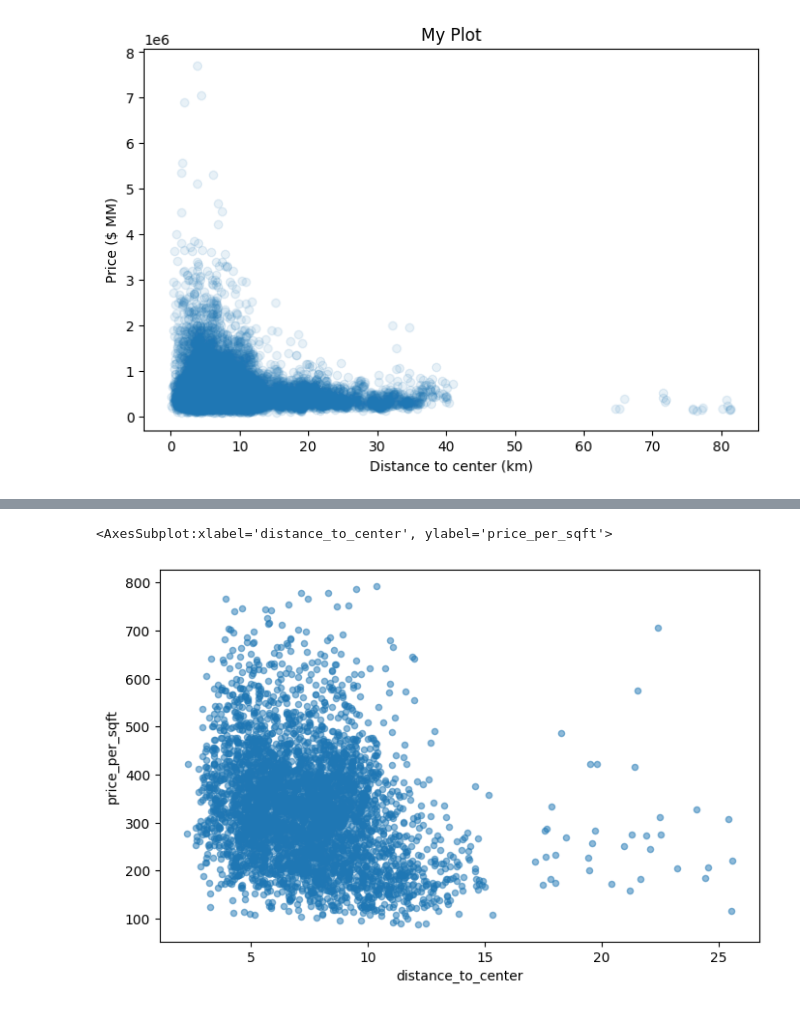
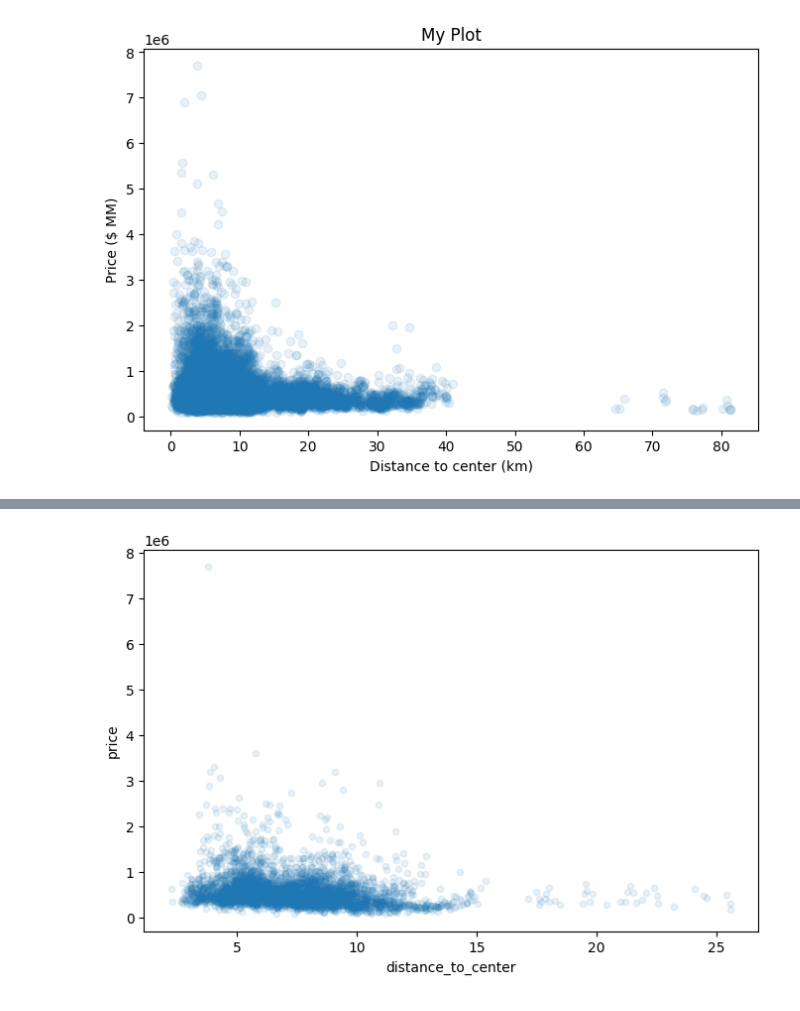
Before and after one commit to ShahiW/eda_project_housing, a Jupyter notebook: EDA.ipynb, the cells around one changed output, grey strips where cells are left out. Drawn from its saved outputs; the diff is of its cells as text; code cells hidden in the pictures.

Commit message:
make plots nicer

```diff
--- a/EDA.ipynb
+++ b/EDA.ipynb
@@ -237,8 +233,8 @@ df.head()
 | 3 | 12/9/2014 | 604000.000 | 4 | 3.000 | 1960 | 5000 | 1.000 | 0.000 | 0.000 | 5 | ... |
 | 4 | 2/18/2015 | 510000.000 | 3 | 2.000 | 1680 | 8080 | 1.000 | 0.000 | 0.000 | 3 | ... |
 # %%
-df.query('city == "Seattle"').plot(kind='scatter', x='distance_to_center', y='price_per_sqft', alpha=0.5)
+df.query('city == "Seattle"').plot(kind='scatter', x='distance_to_center', y='price', alpha=0.1);
+# add subplots where y= price_per_sqft and y= price_per_sqft_lot
 # %% [output]
-<AxesSubplot:xlabel='distance_to_center', ylabel='price_per_sqft'>
-[figure, old version]
+[figure, new version]
 # %%
```
Also changed, not shown: parts of 4 cells of this notebook.
